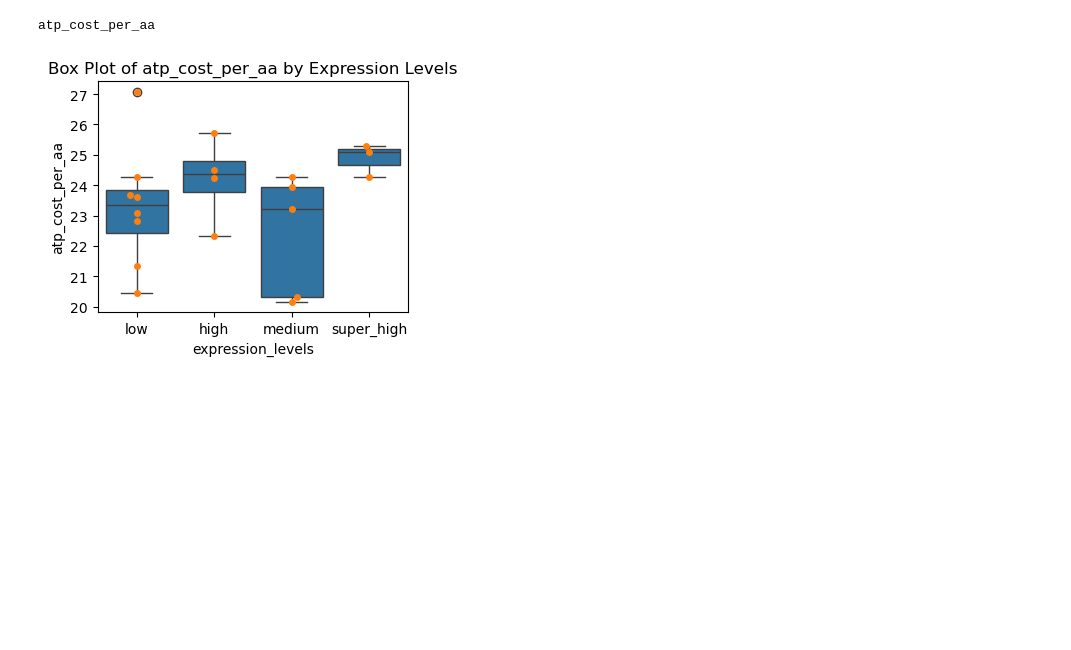
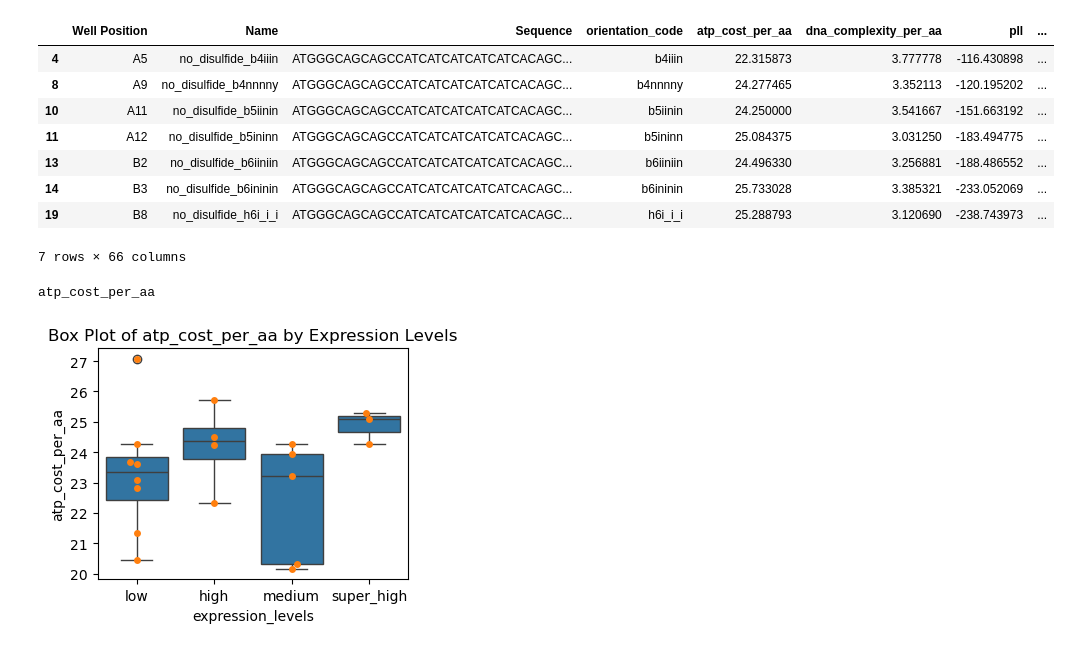
Before and after one commit to profdocpizza/deltaproteinsBristol, a Jupyter notebook: experimental_results.ipynb, the cells around one changed output. Saved outputs shown, nothing was run; the diff lists cells and outputs as text; code cells hidden in the pictures; blank space fills up the shorter version.

```diff
--- a/experimental_results.ipynb
+++ b/experimental_results.ipynb
@@ -195,3 +174,16 @@ df[df["expression_levels"].isin(["low","medium","high","super_high"])].sort_valu
+# %%
+x=df[df["expression_levels"].isin(["high","super_high"])]
+x
+# %% [output]
+|  | Well Position | Name | Sequence | orientation_code | atp_cost_per_aa | dna_complexity_per_aa | pll | ... |
+| 4 | A5 | no_disulfide_b4iiin | ATGGGCAGCAGCCATCATCATCATCATCACAGC... | b4iiin | 22.315873 | 3.777778 | -116.430898 | ... |
+| 8 | A9 | no_disulfide_b4nnnny | ATGGGCAGCAGCCATCATCATCATCATCACAGC... | b4nnnny | 24.277465 | 3.352113 | -120.195202 | ... |
+| 10 | A11 | no_disulfide_b5iinin | ATGGGCAGCAGCCATCATCATCATCATCACAGC... | b5iinin | 24.250000 | 3.541667 | -151.663192 | ... |
+| 11 | A12 | no_disulfide_b5ininn | ATGGGCAGCAGCCATCATCATCATCATCACAGC... | b5ininn | 25.084375 | 3.031250 | -183.494775 | ... |
+| 13 | B2 | no_disulfide_b6iiniin | ATGGGCAGCAGCCATCATCATCATCATCACAGC... | b6iiniin | 24.496330 | 3.256881 | -188.486552 | ... |
+| 14 | B3 | no_disulfide_b6ininin | ATGGGCAGCAGCCATCATCATCATCATCACAGC... | b6ininin | 25.733028 | 3.385321 | -233.052069 | ... |
+| 19 | B8 | no_disulfide_h6i_i_i | ATGGGCAGCAGCCATCATCATCATCATCACAGC... | h6i_i_i | 25.288793 | 3.120690 | -238.743973 | ... |
+7 rows × 66 columns
 # %%
 # Choices for large scale expression
 
```
Also changed, not shown: parts of 5 cells of this notebook, 19 other files.
